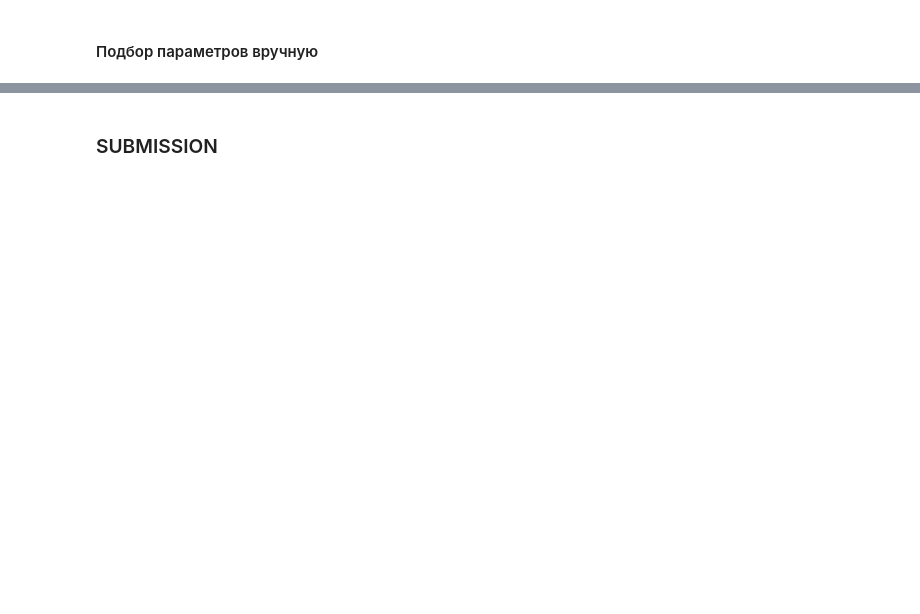
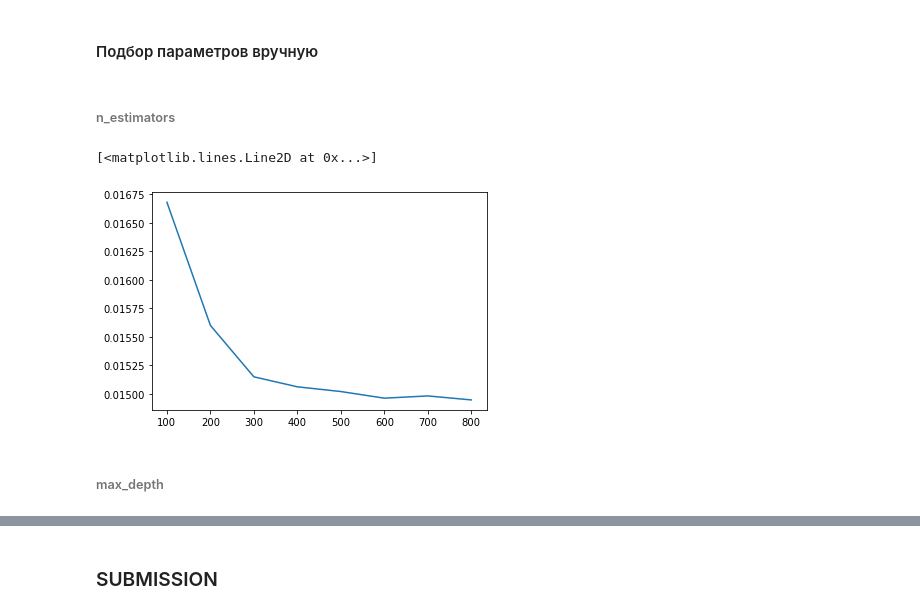
Before and after one commit to EgorovM/wsr-2020-notebooks, a Jupyter notebook: model-tuning.ipynb, the cells around one changed output, grey strips where cells are left out. Saved outputs shown, nothing was run; the diff lists cells and outputs as text; code cells hidden in the pictures; blank space fills up the shorter version.

```diff
--- a/model-tuning.ipynb
+++ b/model-tuning.ipynb
@@ -411,13 +478,19 @@ base_model.get_params()
 # %% [markdown]
 #### Подбор параметров вручную
+# %% [markdown]
+###### n_estimators
 # %%
-n_estimators_list = [100, 200, 300, 400, 500]
+n_estimators_list = [100, 200, 300, 400, 500, 600, 700, 800]
 scores = []
 
 for i in range(len(n_estimators_list)):
     n_estimators = n_estimators_list[i]
 
-    base_model = GradientBoostingRegressor(n_estimators=n_estimators, random_state=42)
+    base_model = GradientBoostingRegressor(
+        n_estimators=n_estimators,
+        random_state=42)
+
     base_model.fit(X_train, y_train)
     mse = mean_squared_error(base_model.predict(X_test), y_test)
+
     scores.append(mse)
@@ -426 +497,6 @@ scores
+# %%
+plt.plot(n_estimators_list, scores)
+# %% [output]
+[<matplotlib.lines.Line2D at 0x...>]
+[figure, added]
 # %%
@@ -427,0 +504,2 @@ opt_n_estimators = 500
+# %% [markdown]
+###### max_depth
```
Also changed, not shown: parts of 28 cells of this notebook, 1 other file.
